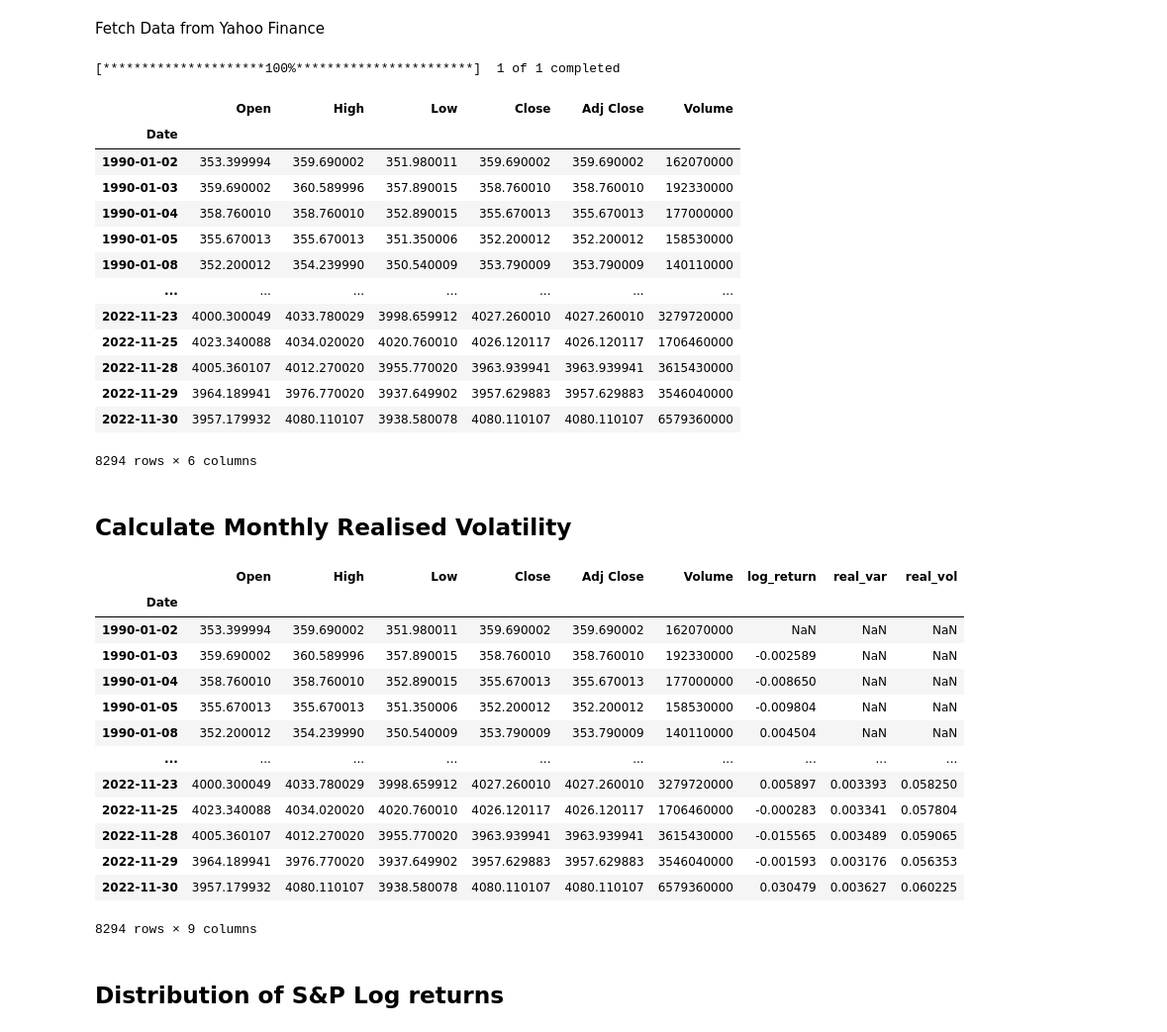
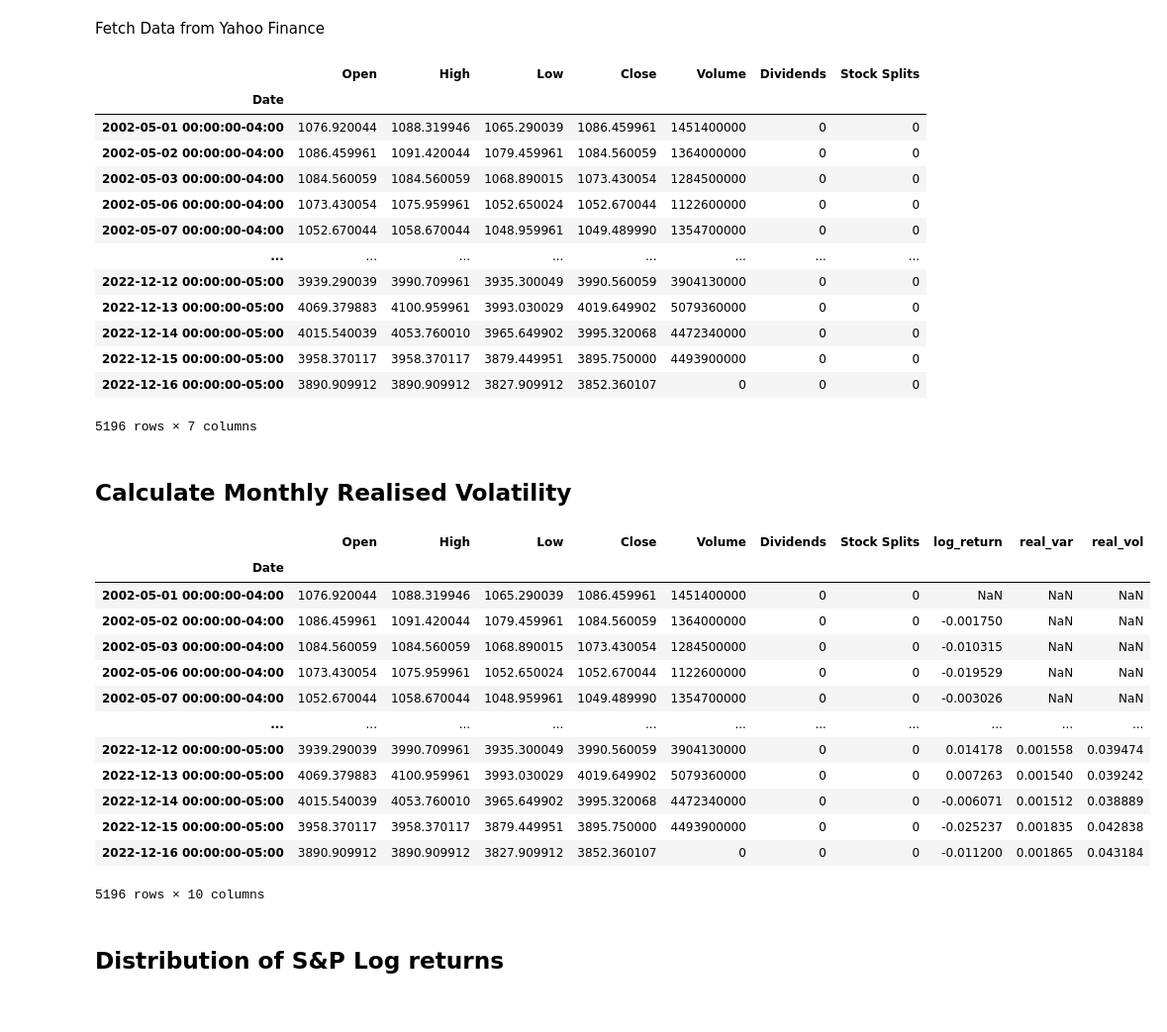
Before and after one commit to anastasiosyal/quantowl, a Jupyter notebook: autocorrelation/main.ipynb, the cells around one changed output. Shown: that part at 99% size. Drawn from its saved outputs; the diff is of its cells as text; code cells hidden in the pictures.

```diff
--- a/autocorrelation/main.ipynb
+++ b/autocorrelation/main.ipynb
@@ -9,29 +10,27 @@ from pandas_datareader import data as pdr
 # %% [markdown]
 Fetch Data from Yahoo Finance
 # %%
-start_date = '1990-01-01'
-end_date = '2022-12-01'
+start_date = '2002-05-01'
+end_date = '2022-12-18'
 
-sp500_data = data.get_data_yahoo('^GSPC', start_date, end_date)
+sp500_data = yf.Ticker('^GSPC').history(period="1d", start=start_date, end=end_date)
-# %% [output]
-[*********************100%***********************]  1 of 1 completed
 # %%
 sp500_data
 # %% [output]
-|  | Open | High | Low | Close | Adj Close | Volume |
-| Date |  |  |  |  |  |  |
-| 1990-01-02 | 353.399994 | 359.690002 | 351.980011 | 359.690002 | 359.690002 | 162070000 |
-| 1990-01-03 | 359.690002 | 360.589996 | 357.890015 | 358.760010 | 358.760010 | 192330000 |
-| 1990-01-04 | 358.760010 | 358.760010 | 352.890015 | 355.670013 | 355.670013 | 177000000 |
-| 1990-01-05 | 355.670013 | 355.670013 | 351.350006 | 352.200012 | 352.200012 | 158530000 |
-| 1990-01-08 | 352.200012 | 354.239990 | 350.540009 | 353.790009 | 353.790009 | 140110000 |
-| ... | ... | ... | ... | ... | ... | ... |
-| 2022-11-23 | 4000.300049 | 4033.780029 | 3998.659912 | 4027.260010 | 4027.260010 | 3279720000 |
-| 2022-11-25 | 4023.340088 | 4034.020020 | 4020.760010 | 4026.120117 | 4026.120117 | 1706460000 |
-| 2022-11-28 | 4005.360107 | 4012.270020 | 3955.770020 | 3963.939941 | 3963.939941 | 3615430000 |
-| 2022-11-29 | 3964.189941 | 3976.770020 | 3937.649902 | 3957.629883 | 3957.629883 | 3546040000 |
-| 2022-11-30 | 3957.179932 | 4080.110107 | 3938.580078 | 4080.110107 | 4080.110107 | 6579360000 |
+|  | Open | High | Low | Close | Volume | Dividends | Stock Splits |
+| Date |  |  |  |  |  |  |  |
+| 2002-05-01 00:00:00-04:00 | 1076.920044 | 1088.319946 | 1065.290039 | 1086.459961 | 1451400000 | 0 | 0 |
+| 2002-05-02 00:00:00-04:00 | 1086.459961 | 1091.420044 | 1079.459961 | 1084.560059 | 1364000000 | 0 | 0 |
+| 2002-05-03 00:00:00-04:00 | 1084.560059 | 1084.560059 | 1068.890015 | 1073.430054 | 1284500000 | 0 | 0 |
+| 2002-05-06 00:00:00-04:00 | 1073.430054 | 1075.959961 | 1052.650024 | 1052.670044 | 1122600000 | 0 | 0 |
+| 2002-05-07 00:00:00-04:00 | 1052.670044 | 1058.670044 | 1048.959961 | 1049.489990 | 1354700000 | 0 | 0 |
+| ... | ... | ... | ... | ... | ... | ... | ... |
+| 2022-12-12 00:00:00-05:00 | 3939.290039 | 3990.709961 | 3935.300049 | 3990.560059 | 3904130000 | 0 | 0 |
+| 2022-12-13 00:00:00-05:00 | 4069.379883 | 4100.959961 | 3993.030029 | 4019.649902 | 5079360000 | 0 | 0 |
+| 2022-12-14 00:00:00-05:00 | 4015.540039 | 4053.760010 | 3965.649902 | 3995.320068 | 4472340000 | 0 | 0 |
+| 2022-12-15 00:00:00-05:00 | 3958.370117 | 3958.370117 | 3879.449951 | 3895.750000 | 4493900000 | 0 | 0 |
+| 2022-12-16 00:00:00-05:00 | 3890.909912 | 3890.909912 | 3827.909912 | 3852.360107 | 0 | 0 | 0 |
-8294 rows × 6 columns
+5196 rows × 7 columns
 # %%
 # sp500_weekly = sp500_data["Adj Close"].resample('W').ohlc().drop(['open', 'high', 'low'], axis=1)
 # sp500_weekly.rename(columns = {"close": "Adj Close"}, inplace=True)
@@ -41,34 +40,34 @@ sp500_data
 # %%
 window = 21  # trading days in rolling window
 days_per_year = 252    # trading days per year
 ann_factor = days_per_year / window
 df = sp500_data
-df['log_return'] = np.log(df['Adj Close']).diff()
+df['log_return'] = np.log(df['Close']).diff()
 
 # Var Swap (returns are not demeaned)
 df['real_var'] = np.square(df['log_return']).rolling(window).sum() * ann_factor
 df['real_vol'] = np.sqrt(df['real_var'])
 
 # Classical (returns are demeaned, dof=1)
 df['real_var'] = df['log_return'].rolling(window).var() * ann_factor
 df['real_vol'] = np.sqrt(df['real_var'])
 
 df
 # %% [output]
-|  | Open | High | Low | Close | Adj Close | Volume | log_return | real_var | real_vol |
-| Date |  |  |  |  |  |  |  |  |  |
-| 1990-01-02 | 353.399994 | 359.690002 | 351.980011 | 359.690002 | 359.690002 | 162070000 | NaN | NaN | NaN |
-| 1990-01-03 | 359.690002 | 360.589996 | 357.890015 | 358.760010 | 358.760010 | 192330000 | -0.002589 | NaN | NaN |
-| 1990-01-04 | 358.760010 | 358.760010 | 352.890015 | 355.670013 | 355.670013 | 177000000 | -0.008650 | NaN | NaN |
-| 1990-01-05 | 355.670013 | 355.670013 | 351.350006 | 352.200012 | 352.200012 | 158530000 | -0.009804 | NaN | NaN |
-| 1990-01-08 | 352.200012 | 354.239990 | 350.540009 | 353.790009 | 353.790009 | 140110000 | 0.004504 | NaN | NaN |
-| ... | ... | ... | ... | ... | ... | ... | ... | ... | ... |
-| 2022-11-23 | 4000.300049 | 4033.780029 | 3998.659912 | 4027.260010 | 4027.260010 | 3279720000 | 0.005897 | 0.003393 | 0.058250 |
-| 2022-11-25 | 4023.340088 | 4034.020020 | 4020.760010 | 4026.120117 | 4026.120117 | 1706460000 | -0.000283 | 0.003341 | 0.057804 |
-| 2022-11-28 | 4005.360107 | 4012.270020 | 3955.770020 | 3963.939941 | 3963.939941 | 3615430000 | -0.015565 | 0.003489 | 0.059065 |
-| 2022-11-29 | 3964.189941 | 3976.770020 | 3937.649902 | 3957.629883 | 3957.629883 | 3546040000 | -0.001593 | 0.003176 | 0.056353 |
-| 2022-11-30 | 3957.179932 | 4080.110107 | 3938.580078 | 4080.110107 | 4080.110107 | 6579360000 | 0.030479 | 0.003627 | 0.060225 |
+|  | Open | High | Low | Close | Volume | Dividends | Stock Splits | log_return | real_var | real_vol |
+| Date |  |  |  |  |  |  |  |  |  |  |
+| 2002-05-01 00:00:00-04:00 | 1076.920044 | 1088.319946 | 1065.290039 | 1086.459961 | 1451400000 | 0 | 0 | NaN | NaN | NaN |
+| 2002-05-02 00:00:00-04:00 | 1086.459961 | 1091.420044 | 1079.459961 | 1084.560059 | 1364000000 | 0 | 0 | -0.001750 | NaN | NaN |
+| 2002-05-03 00:00:00-04:00 | 1084.560059 | 1084.560059 | 1068.890015 | 1073.430054 | 1284500000 | 0 | 0 | -0.010315 | NaN | NaN |
+| 2002-05-06 00:00:00-04:00 | 1073.430054 | 1075.959961 | 1052.650024 | 1052.670044 | 1122600000 | 0 | 0 | -0.019529 | NaN | NaN |
+| 2002-05-07 00:00:00-04:00 | 1052.670044 | 1058.670044 | 1048.959961 | 1049.489990 | 1354700000 | 0 | 0 | -0.003026 | NaN | NaN |
+| ... | ... | ... | ... | ... | ... | ... | ... | ... | ... | ... |
+| 2022-12-12 00:00:00-05:00 | 3939.290039 | 3990.709961 | 3935.300049 | 3990.560059 | 3904130000 | 0 | 0 | 0.014178 | 0.001558 | 0.039474 |
+| 2022-12-13 00:00:00-05:00 | 4069.379883 | 4100.959961 | 3993.030029 | 4019.649902 | 5079360000 | 0 | 0 | 0.007263 | 0.001540 | 0.039242 |
+| 2022-12-14 00:00:00-05:00 | 4015.540039 | 4053.760010 | 3965.649902 | 3995.320068 | 4472340000 | 0 | 0 | -0.006071 | 0.001512 | 0.038889 |
+| 2022-12-15 00:00:00-05:00 | 3958.370117 | 3958.370117 | 3879.449951 | 3895.750000 | 4493900000 | 0 | 0 | -0.025237 | 0.001835 | 0.042838 |
+| 2022-12-16 00:00:00-05:00 | 3890.909912 | 3890.909912 | 3827.909912 | 3852.360107 | 0 | 0 | 0 | -0.011200 | 0.001865 | 0.043184 |
-8294 rows × 9 columns
+5196 rows × 10 columns
 # %% [markdown]
 ## Distribution of S&P Log returns
 # %%
```
Also changed, not shown: parts of 11 cells of this notebook.
